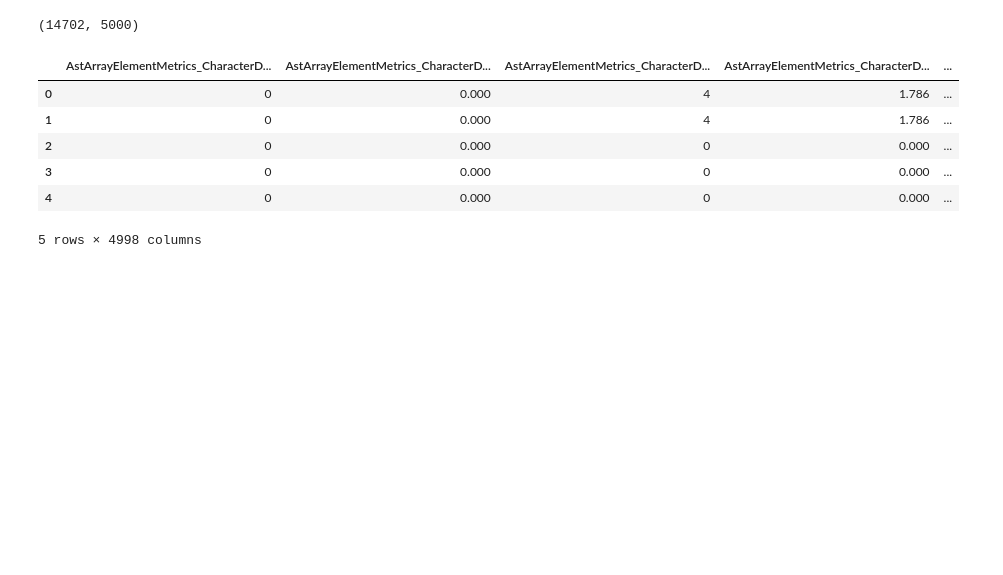
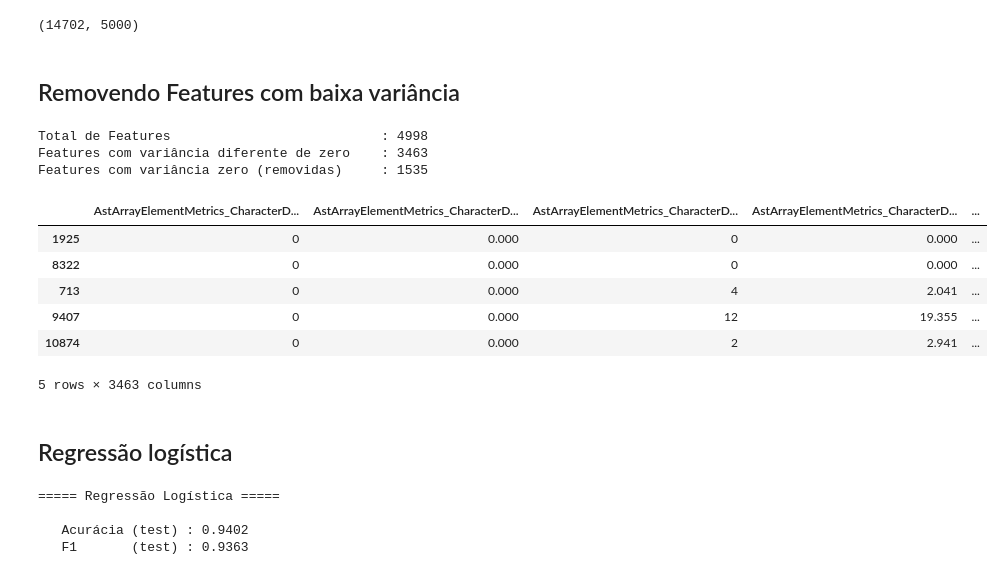
Before and after one commit to SanDiegoCastilho/ML-Ofuscation, a Jupyter notebook: RegressaoLogistica.ipynb, the cells around one changed output. Saved outputs shown, nothing was run; the diff lists cells and outputs as text; code cells hidden in the pictures; blank space fills up the shorter version.

```diff
--- a/RegressaoLogistica.ipynb
+++ b/RegressaoLogistica.ipynb
@@ -7,6 +46,13 @@ pd.set_option('display.float_format', lambda x: '%.3f' % x)
 # %%
 #Leitura dos dados
 dataset = pd.read_csv("dataset/PowerShellCorpus.ast.csv")
+
+#Definindo X e y
+y = dataset.Label
+X = dataset.drop(['Path', 'Label'], axis=1)
+
+#Definindo treino e teste
+X_train, X_test, y_train, y_test  = train_test_split(X, y, test_size=0.2, random_state=1234)
 dataset.shape
 # %% [output]
 (14702, 5000)
@@ -16,10 +59,29 @@ X = dataset.drop(['Path', 'Label'], axis=1)
+# %% [markdown]
+## Removendo Features com baixa variância
+# %%
+lv = VarianceThreshold()
+_ = lv.fit(X_train)
+mask = lv.get_support()
+# %%
+print(f"Total de Features                           : {len(mask)}")
+print(f"Features com variância diferente de zero    : {sum(mask)}")
+print(f"Features com variância zero (removidas)     : {len(mask) - sum(mask)}")
+# %% [output]
+Total de Features                           : 4998
+Features com variância diferente de zero    : 3463
+Features com variância zero (removidas)     : 1535
+# %%
+X_train_non_zero_variance = X_train.loc[:, mask]
+X_test_non_zero_variance = X_test.loc[:, mask]
 # %%
-X.head()
+X_train_non_zero_variance.head()
 # %% [output]
 |  | AstArrayElementMetrics_CharacterD... | AstArrayElementMetrics_CharacterD... | AstArrayElementMetrics_CharacterD... | AstArrayElementMetrics_CharacterD... | ... |
-| 0 | 0 | 0.000 | 4 | 1.786 | ... |
-| 1 | 0 | 0.000 | 4 | 1.786 | ... |
-| 2 | 0 | 0.000 | 0 | 0.000 | ... |
-| 3 | 0 | 0.000 | 0 | 0.000 | ... |
-| 4 | 0 | 0.000 | 0 | 0.000 | ... |
+| 1925 | 0 | 0.000 | 0 | 0.000 | ... |
+| 8322 | 0 | 0.000 | 0 | 0.000 | ... |
+| 713 | 0 | 0.000 | 4 | 2.041 | ... |
+| 9407 | 0 | 0.000 | 12 | 19.355 | ... |
+| 10874 | 0 | 0.000 | 2 | 2.941 | ... |
-5 rows × 4998 columns
+5 rows × 3463 columns
+# %% [markdown]
+## Regressão logística
@@ -25,0 +90,7 @@ X.head()
+# %%
+evaluate_model("Regressão Logística", model, X_test_non_zero_variance, y_test)
+# %% [output]
+===== Regressão Logística =====
+
+   Acurácia (test) : 0.9402
+   F1       (test) : 0.9363
```
Also changed, not shown: parts of 8 cells of this notebook.
